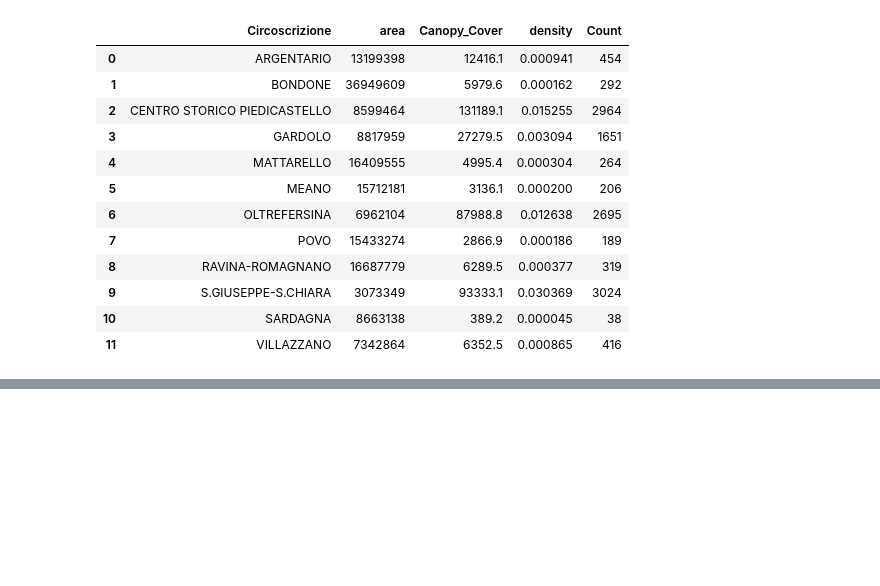
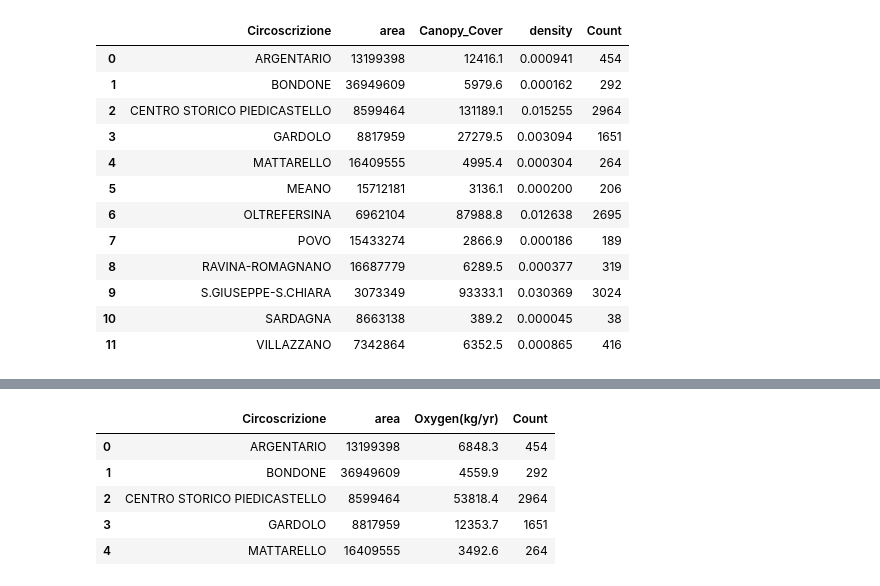
Before and after one commit to Liathan/Liathan.github.io, a Jupyter notebook: py_scripts/notebooks/assignment-3-code.ipynb, the cells around one changed output, grey strips where cells are left out. Saved outputs shown, nothing was run; the diff lists cells and outputs as text; code cells hidden in the pictures; blank space fills up the shorter version.

```diff
--- a/py_scripts/notebooks/assignment-3-code.ipynb
+++ b/py_scripts/notebooks/assignment-3-code.ipynb
@@ -259,0 +291,11 @@ pd.read_csv("../../data/assign3/assign3-plot2.csv")
+# %%
+oxygen_in_circo_3 = oxygen_in_circo_2.join(circo_count, "Circoscrizione")
+# %%
+oxygen_in_circo_3.head()
+# %% [output]
+|  | Circoscrizione | area | Oxygen(kg/yr) | Count |
+| 0 | ARGENTARIO | 13199398 | 6848.3 | 454 |
+| 1 | BONDONE | 36949609 | 4559.9 | 292 |
+| 2 | CENTRO STORICO PIEDICASTELLO | 8599464 | 53818.4 | 2964 |
+| 3 | GARDOLO | 8817959 | 12353.7 | 1651 |
+| 4 | MATTARELLO | 16409555 | 3492.6 | 264 |
```
Also changed, not shown: parts of 8 cells of this notebook, 4 other files.
